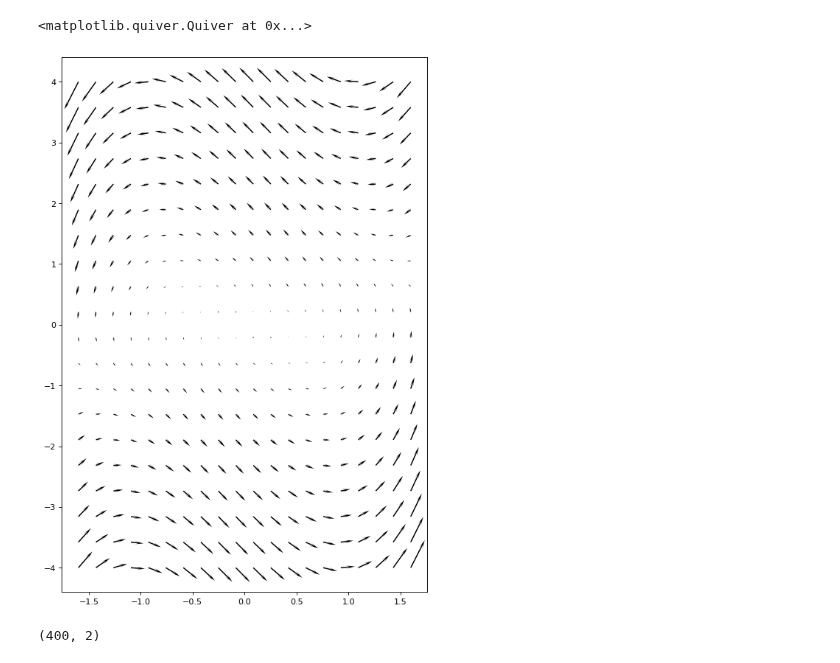
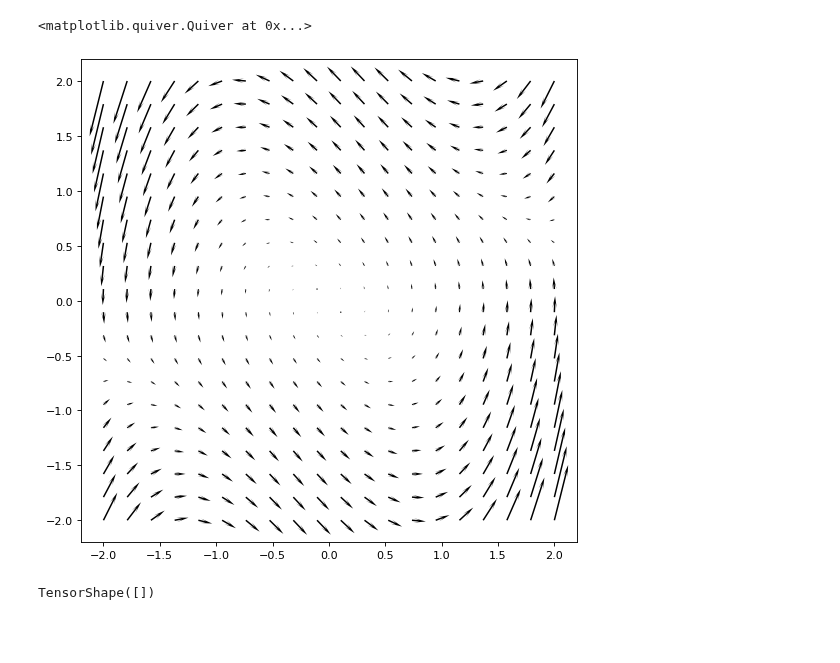
Before and after one commit to kyrxanthos/NN_dynamical_systems, a Jupyter notebook: Kernel_Lya.ipynb, the cells around one changed output. Saved outputs shown, nothing was run; the diff lists cells and outputs as text; code cells hidden in the pictures; blank space fills up the shorter version.

```diff
--- a/Kernel_Lya.ipynb
+++ b/Kernel_Lya.ipynb
@@ -5,11 +5,13 @@ import numpy as np
 import pandas as pd
 import tensorflow.keras.backend as kb
 import matplotlib.pyplot as plt
+import tensorflow_probability as tfp
+tfd = tfp.distributions
 import time
 seed = 1
 np.random.seed(seed)
 
-plt.rcParams['figure.figsize'] = (12,8)
+plt.rcParams['figure.figsize'] = (8,8)
 plt.rcParams['figure.dpi'] = 80
 # %%
 class Create_Data():
@@ -53,7 +55,8 @@ dim = 2
 # number of data points
 n = 90
 # bounds of the x1 and x2
-bounds = [1.6, 4]
+# bounds = [1.6, 4]
+bounds = [2,2]
 # number of points for the test dataset
 test_n =90
 batch_n = 90
@@ -62,11 +65,6 @@ buff = 1024
 def vf(x):
     y = [-x[:,1], x[:,0] + (1-x[:,0]**2)*x[:,1]]
     return y
-
-# my_data = Create_Data(vf, dim)
-# tr, te, omega_domain, vfdata = my_data.create_raw_data(n, bounds, test_n)
-# tr = my_data.shuffle_and_batch_dataset(tr, batch_n, buff)
-# te = my_data.shuffle_and_batch_dataset(te, batch_n)
 # %%
 n =20
 # define plotting range and mesh
@@ -91,12 +89,7 @@ for i in range(s[0]):
 # define vector field for plot
 new_vf = np.reshape(np.array(vf(DT)), (dim, n, n))
 # %%
-plt.figure(figsize=(8, 12))
 plt.quiver(X,Y, new_vf[0], new_vf[1], headwidth=3, headlength=8)
 # %% [output]
 <matplotlib.quiver.Quiver at 0x...>
-[figure, old version]
+[figure, new version]
-# %%
-DT.shape
-# %% [output]
-(400, 2)
@@ -102,0 +109,5 @@ DT.shape
+# %%
+g_kernel = tfp.math.psd_kernels.ExponentiatedQuadratic()
+g_kernel.apply(x,y)
+# %% [output]
+TensorShape([])
```
Also changed, not shown: parts of 2 cells of this notebook, 1 other file.
